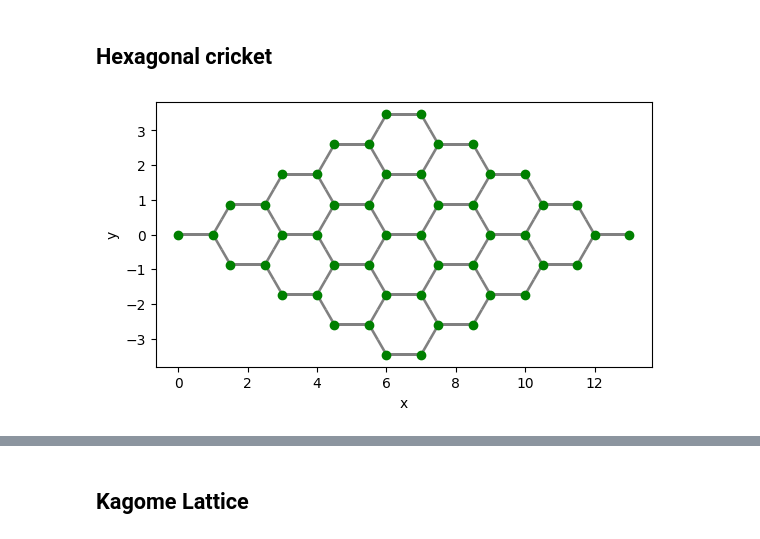
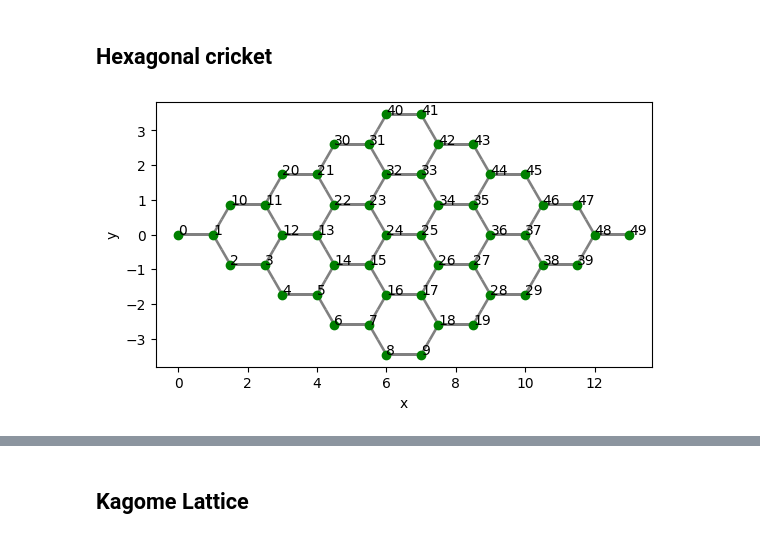
Before and after one commit to ICHEC/qse, a Jupyter notebook: examples/generating_lattices.ipynb, the cells around one changed output, grey strips where cells are left out. Drawn from its saved outputs; the diff is of its cells as text; code cells hidden in the pictures.

```diff
--- a/examples/generating_lattices.ipynb
+++ b/examples/generating_lattices.ipynb
@@ -29,7 +30,7 @@ qse.draw(triangular_reg, radius="nearest")
 # %% [markdown]
 ## Hexagonal cricket
 # %%
-hexagonal_reg = qse.lattices.hexagonal(1, repeats_x=5, repeats_y=5)
-qse.draw(hexagonal_reg, radius=1.1)
+qhexagon = qse.lattices.hexagonal(1, repeats_x=5, repeats_y=5)
+qhexagon.draw(radius="nearest", show_labels=True)
 # %% [output]
-[figure, old version]
+[figure, new version]
```
Also changed, not shown: parts of 7 cells of this notebook, 3 other files.
